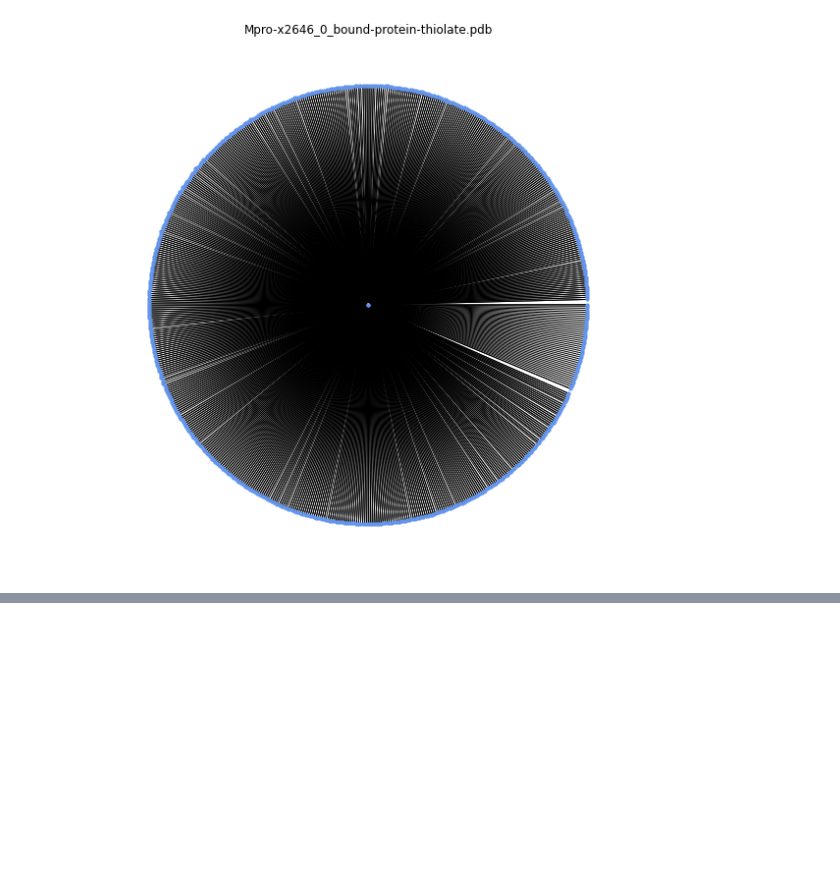
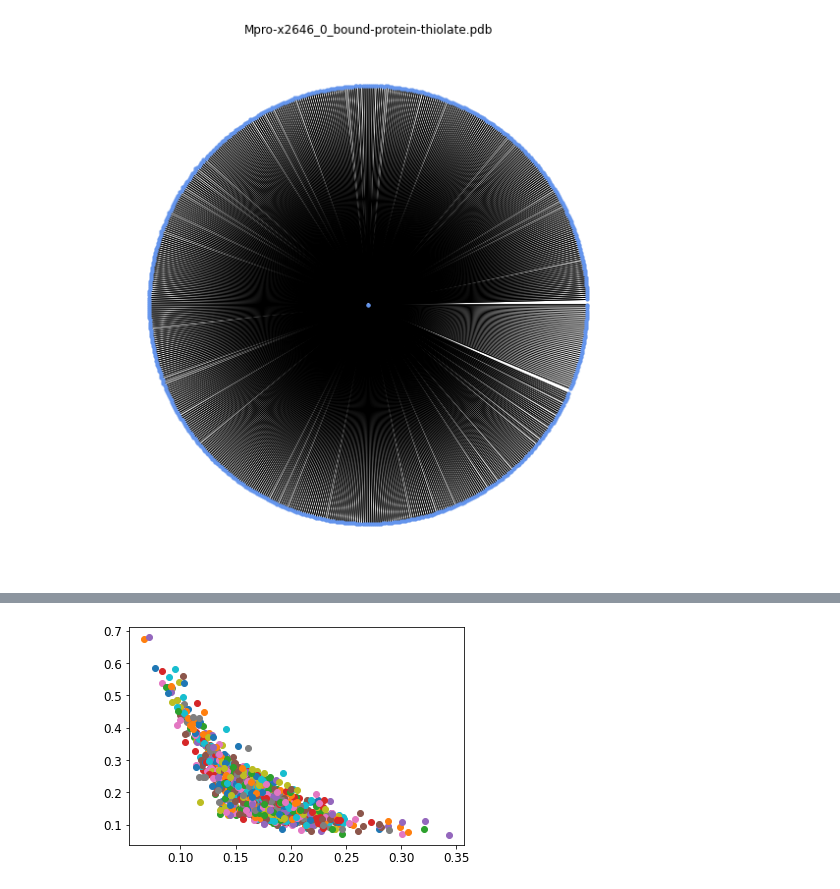
Before and after one commit to choderalab/fah-xchem, a Jupyter notebook: covid_moonshot/analysis/AnalysisForNonStarGraphs.ipynb, the cells around one changed output, grey strips where cells are left out. Cells and saved outputs as stored; diff of their text form; code cells hidden in the pictures; blank space fills up the shorter version.

```diff
--- a/covid_moonshot/analysis/AnalysisForNonStarGraphs.ipynb
+++ b/covid_moonshot/analysis/AnalysisForNonStarGraphs.ipynb
@@ -79,0 +105,6 @@ got_net.show("netowrk.html")
+# %%
+for edge in graph.edges(data=True):
+    plt.scatter(float(edge[2]['f_dij']), float(edge[2]['complex_overlap']))
+plt.show()
+# %% [output]
+[figure, added]
```
Also changed, not shown: parts of 9 cells of this notebook, 1 other file.
